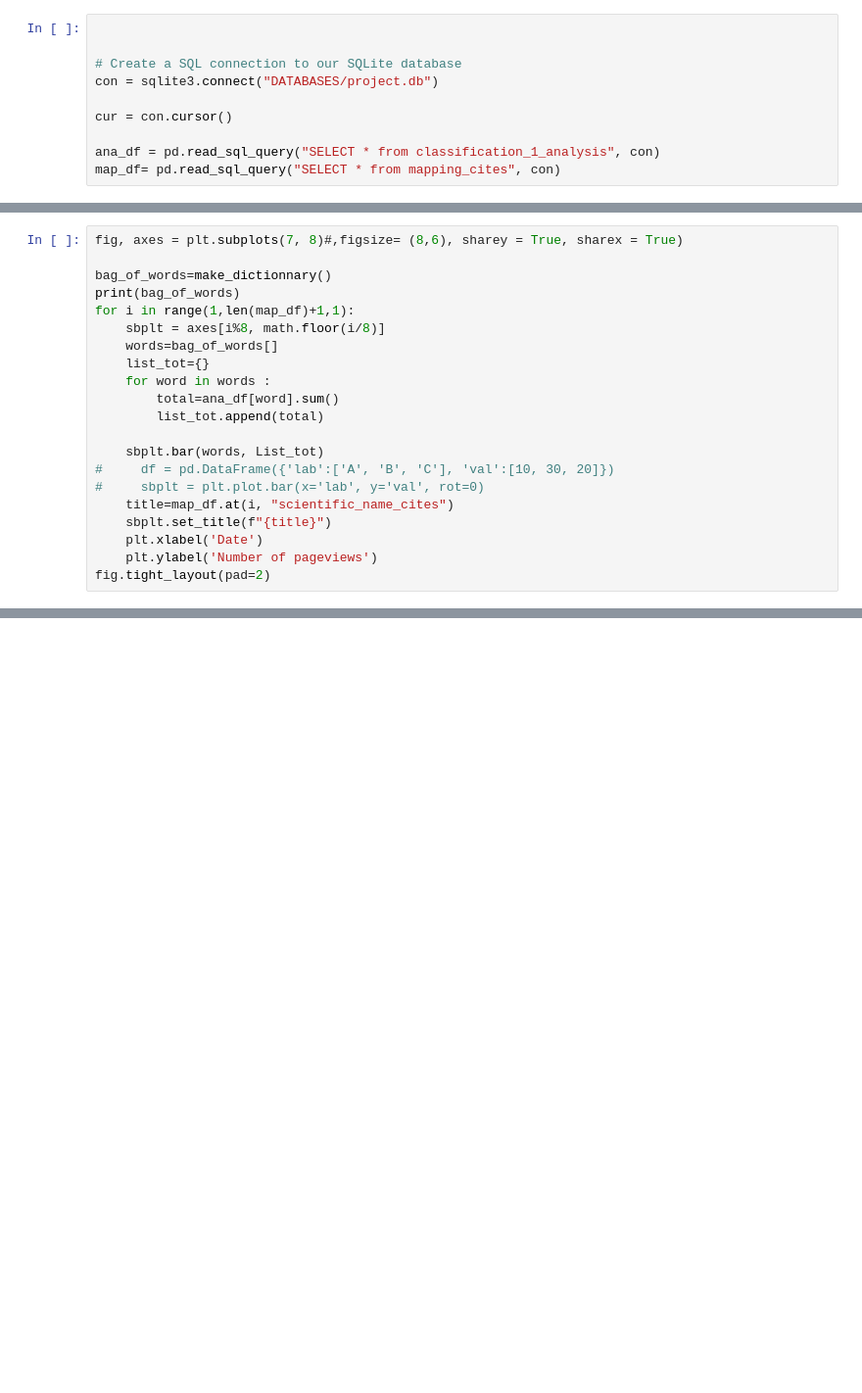
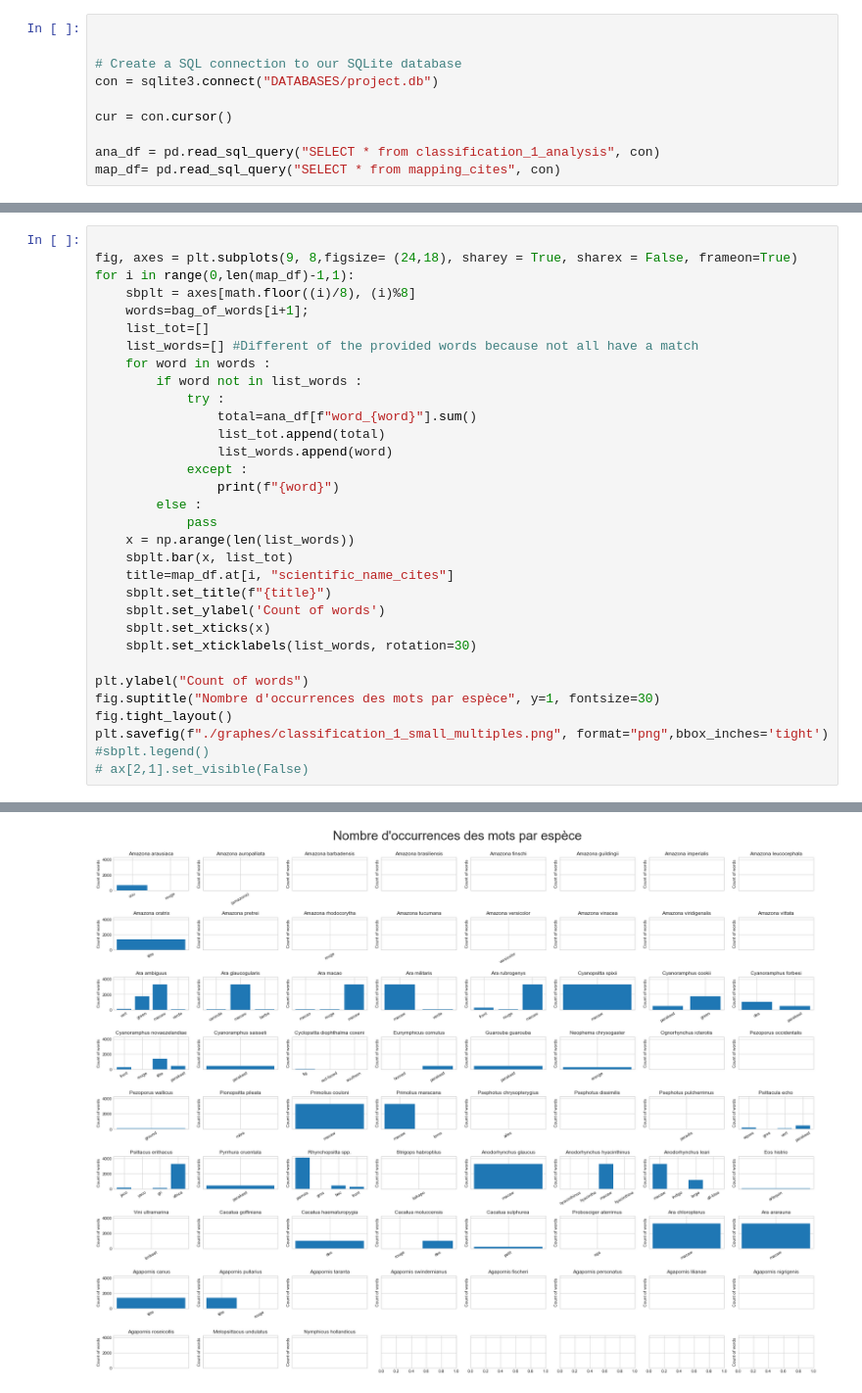
Before and after one commit to Kojuda/IVI-Project, a Jupyter notebook: classification_1_visualisation.ipynb, the cells around one changed output, grey strips where cells are left out. Shown: that part at 98% size. Cells and saved outputs as stored; diff of their text form; blank space fills up the shorter version.

Commit message:
SMall multiples

```diff
--- a/classification_1_visualisation.ipynb
+++ b/classification_1_visualisation.ipynb
@@ -26,21 +25,33 @@ print(bag_of_words)
 # %%
-fig, axes = plt.subplots(7, 8)#,figsize= (8,6), sharey = True, sharex = True)
 
-bag_of_words=make_dictionnary()
-print(bag_of_words)
-for i in range(1,len(map_df)+1,1):
-    sbplt = axes[i%8, math.floor(i/8)]
-    words=bag_of_words[]
-    list_tot={}
+fig, axes = plt.subplots(9, 8,figsize= (24,18), sharey = True, sharex = False, frameon=True)
+for i in range(0,len(map_df)-1,1):
+    sbplt = axes[math.floor((i)/8), (i)%8]
+    words=bag_of_words[i+1];
+    list_tot=[]
+    list_words=[] #Different of the provided words because not all have a match
     for word in words :
-        total=ana_df[word].sum()
-        list_tot.append(total)
+        if word not in list_words :
+            try :
+                total=ana_df[f"word_{word}"].sum()
+                list_tot.append(total)
+                list_words.append(word)
+            except :
+                print(f"{word}")
+        else :
+            pass
+    x = np.arange(len(list_words))
+    sbplt.bar(x, list_tot)
+    title=map_df.at[i, "scientific_name_cites"]
+    sbplt.set_title(f"{title}")
+    sbplt.set_ylabel('Count of words')
+    sbplt.set_xticks(x)
+    sbplt.set_xticklabels(list_words, rotation=30)
 
-    sbplt.bar(words, List_tot)
-#     df = pd.DataFrame({'lab':['A', 'B', 'C'], 'val':[10, 30, 20]})
-#     sbplt = plt.plot.bar(x='lab', y='val', rot=0)
-    title=map_df.at(i, "scientific_name_cites")
-    sbplt.set_title(f"{title}")
-    plt.xlabel('Date')
-    plt.ylabel('Number of pageviews')
-fig.tight_layout(pad=2)
+plt.ylabel("Count of words")
+fig.suptitle("Nombre d'occurrences des mots par espèce", y=1, fontsize=30)
+fig.tight_layout()
+plt.savefig(f"./graphes/classification_1_small_multiples.png", format="png",bbox_inches='tight')
+#sbplt.legend()
+# ax[2,1].set_visible(False)
+# %% [output]
@@ -46,0 +75 @@ fig.tight_layout(pad=2)
+[figure, added]
```
Also changed, not shown: parts of 2 cells of this notebook, 2 other files.
